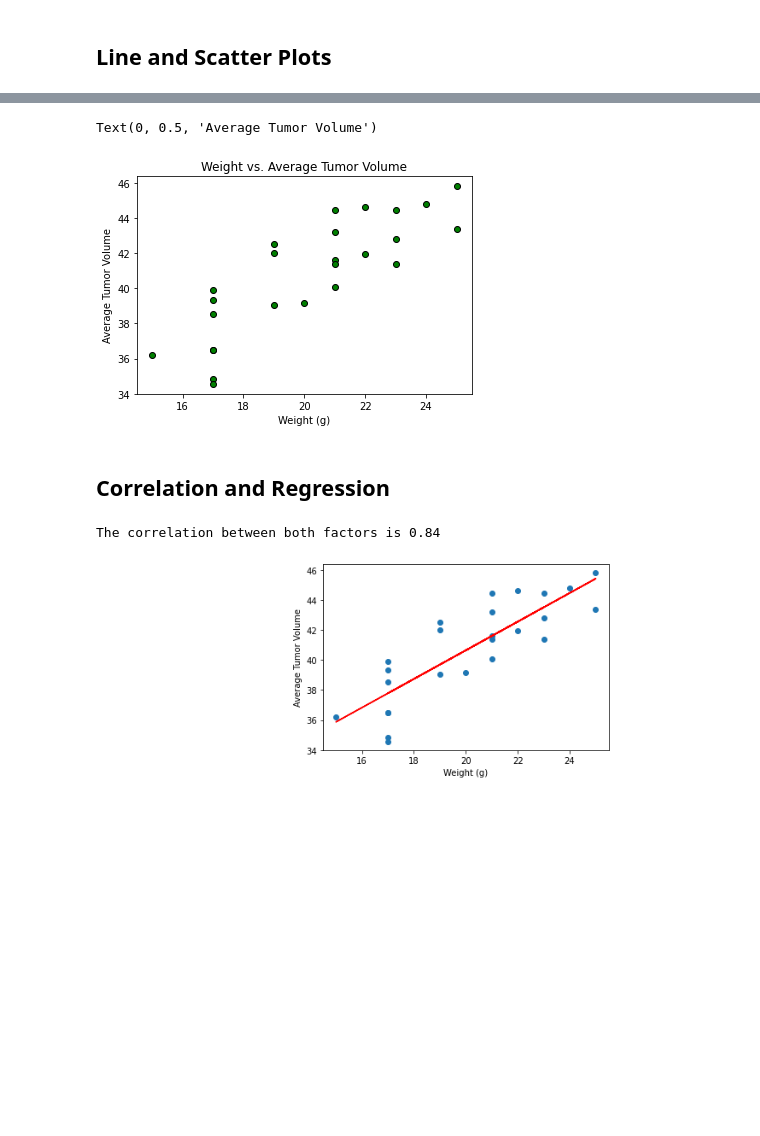
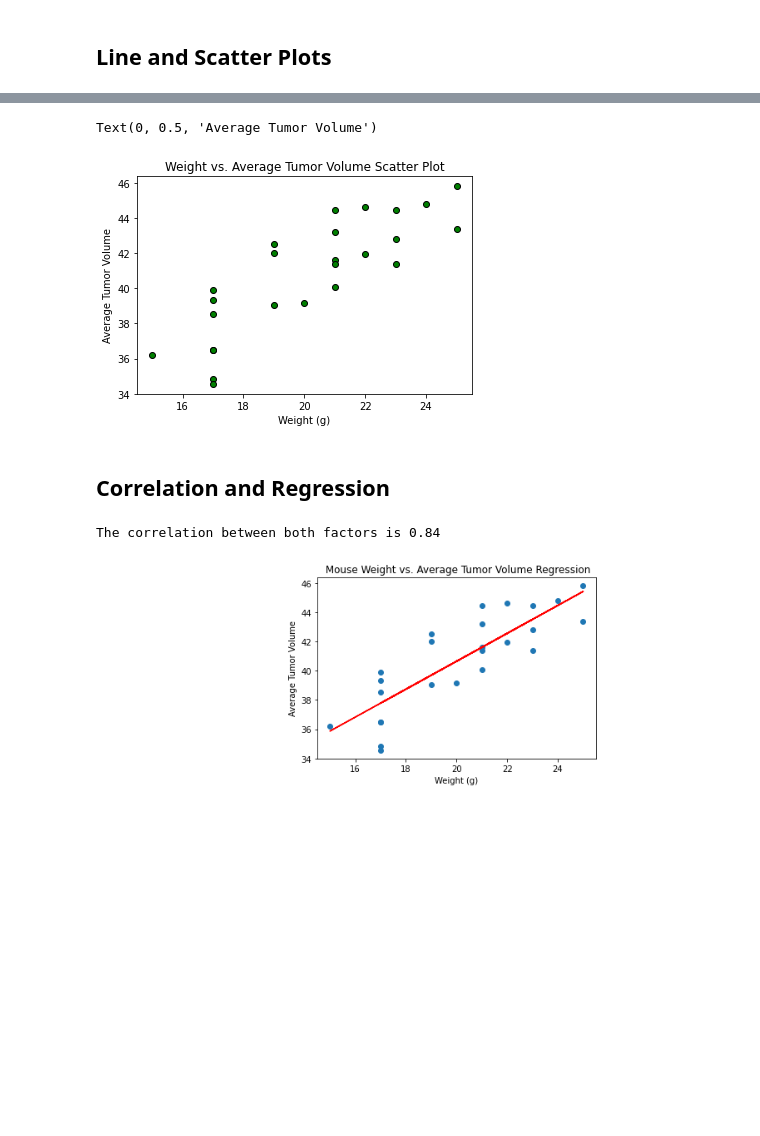
Before and after one commit to jakeazus/Matplotlib-Homework, a Jupyter notebook: Pymaceuticals/pymaceuticals_starter.ipynb, the cells around one changed output, grey strips where cells are left out. Saved outputs shown, nothing was run; the diff lists cells and outputs as text; code cells hidden in the pictures.

```diff
--- a/Pymaceuticals/pymaceuticals_starter.ipynb
+++ b/Pymaceuticals/pymaceuticals_starter.ipynb
@@ -295,7 +313,7 @@ average_volume = [41.963636, 40.083699, 36.505973, 41.990097, 44.613344, 44.8058
                   39.328725, 39.887495, 41.581595, 41.384825, 41.352452, 36.182040, 38.506829]
 
 plt.scatter(weight, average_volume, marker="o", facecolors="green", edgecolors="black")
-plt.title("Weight vs. Average Tumor Volume")
+plt.title("Weight vs. Average Tumor Volume Scatter Plot")
 plt.xlabel("Weight (g)")
 plt.ylabel("Average Tumor Volume")
 
@@ -306,36 +324,37 @@ plt.ylabel("Average Tumor Volume")
 #average.plot(kind="scatter", x="Weight (g)", y="Average Tumor Volume")
 # %% [output]
 Text(0, 0.5, 'Average Tumor Volume')
-[figure, old version]
+[figure, new version]
 # %% [markdown]
 ## Correlation and Regression
 # %%
 # Calculate the correlation coefficient and linear regression model
 # for mouse weight and average tumor volume for the Capomulin regimen
 
 
 average = pd.DataFrame(capomulin.groupby(["Mouse ID", "Weight (g)"])["Tumor Volume (mm3)"].mean()).reset_index()
 average.head()
 average = average.rename(columns={'Tumor Volume (mm3)': 'Average Tumor Volume'})
 average
 
 weight = average["Weight (g)"]
 average_volume = average["Average Tumor Volume"]
 correlation = st.pearsonr(weight,average_volume)
 print(f"The correlation between both factors is {round(correlation[0],2)}")
 
 
 x_values = average['Weight (g)']
 y_values = average['Average Tumor Volume']
 (slope, intercept, rvalue, pvalue, stderr) = linregress(x_values, y_values)
 regress_values = x_values * slope + intercept
 line_eq = "y = " + str(round(slope,2)) + "x + " + str(round(intercept,2))
 plt.scatter(x_values,y_values)
 plt.plot(x_values,regress_values,"r-")
 plt.annotate(line_eq,(6,10),fontsize=15,color="red")
 plt.xlabel('Weight (g)')
 plt.ylabel('Average Tumor Volume')
+plt.title(" Mouse Weight vs. Average Tumor Volume Regression")
 plt.show()
 # %% [output]
 The correlation between both factors is 0.84
-[figure, old version]
+[figure, new version]
```
Also changed, not shown: parts of 6 cells of this notebook.
